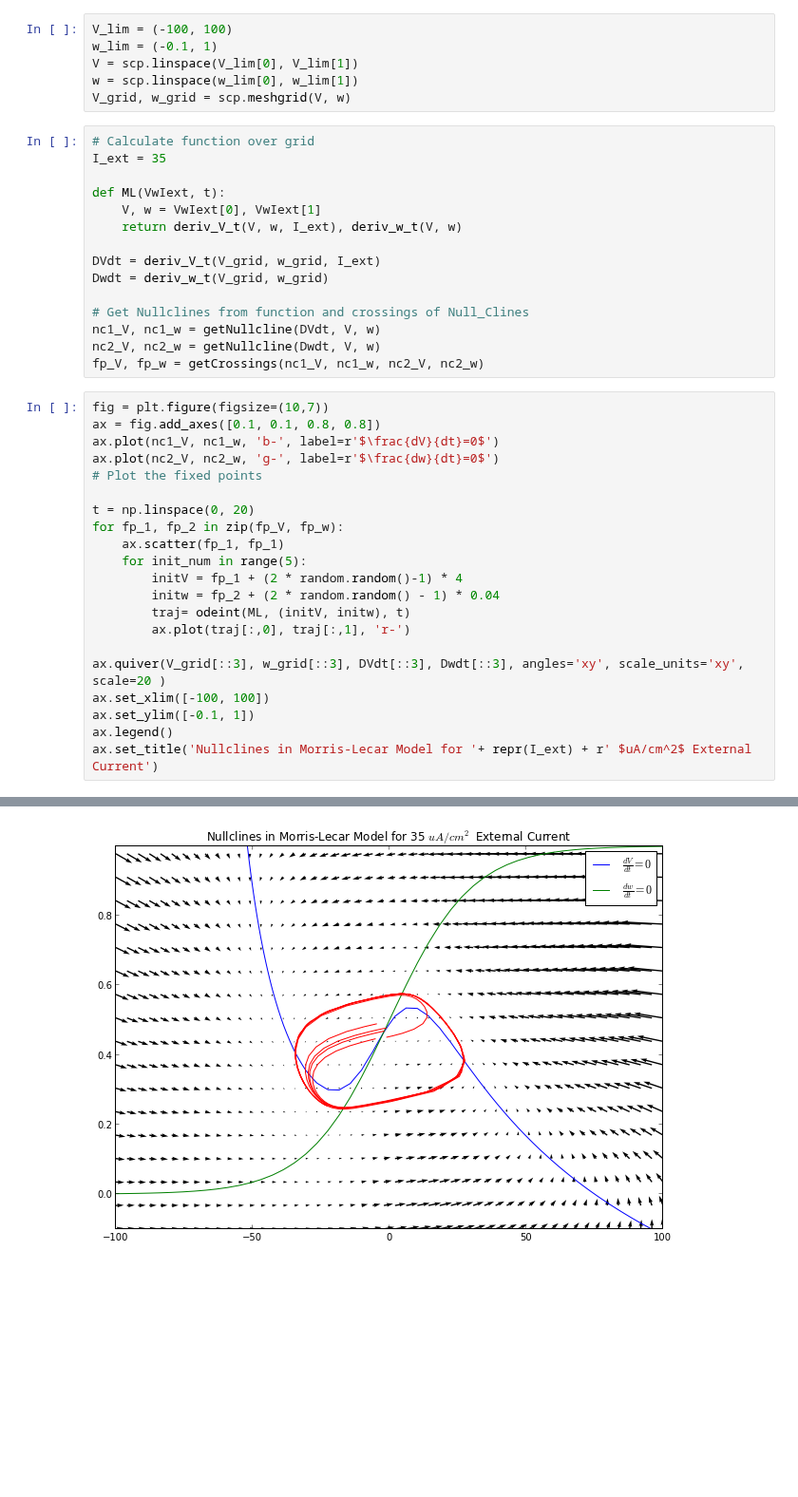
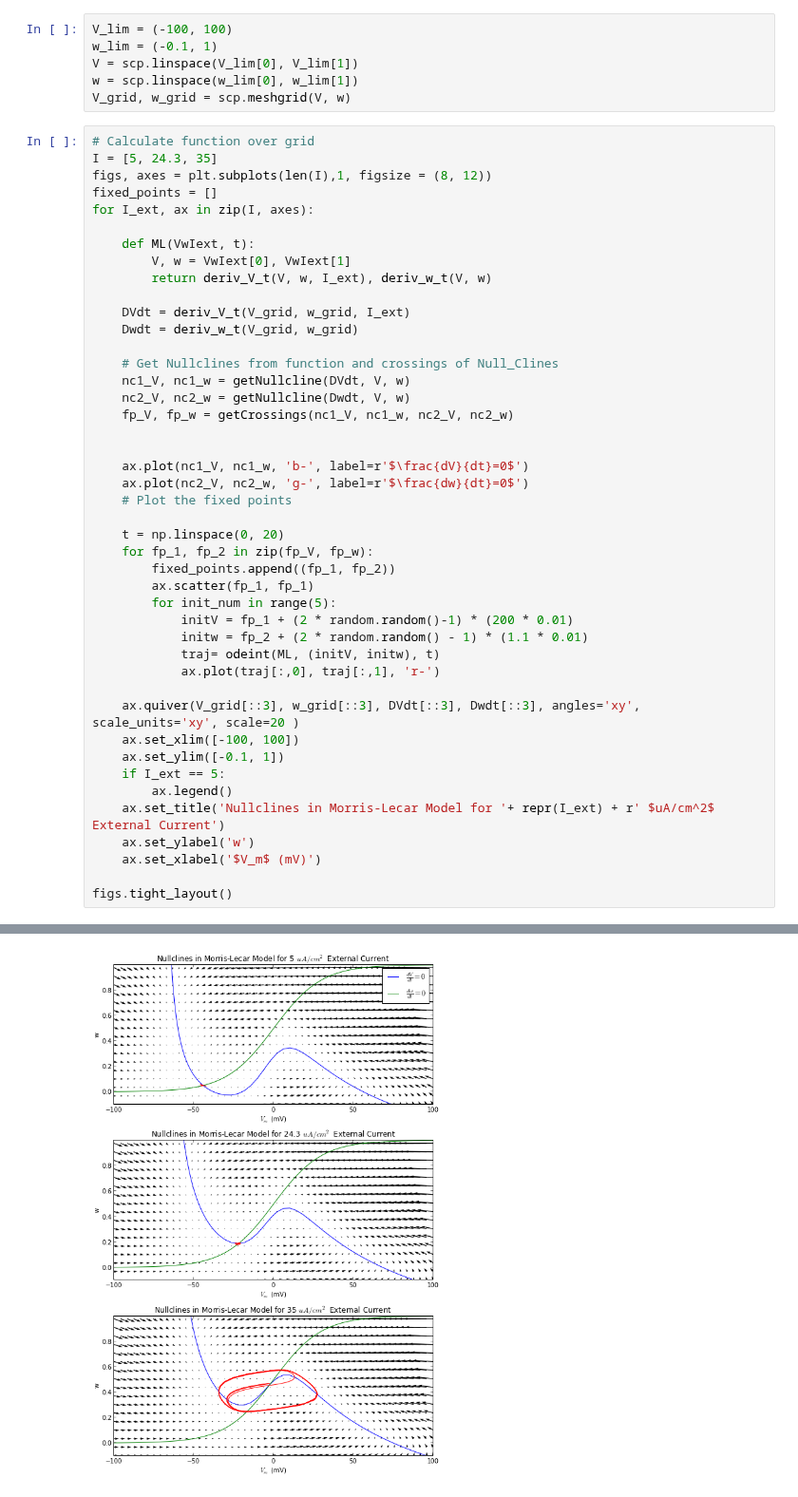
Before and after one commit to forrestsheldon/neurodynamics, a Jupyter notebook: week_3_Dynamical_systems.ipynb, the cells around one changed output, grey strips where cells are left out. Shown at 95% size. Saved outputs shown, nothing was run; the diff lists cells and outputs as text; blank space fills up the shorter version.

```diff
--- a/week_3_Dynamical_systems.ipynb
+++ b/week_3_Dynamical_systems.ipynb
@@ -68,40 +55,48 @@ w_lim = (-0.1, 1)
 V = scp.linspace(V_lim[0], V_lim[1])
 w = scp.linspace(w_lim[0], w_lim[1])
 V_grid, w_grid = scp.meshgrid(V, w)
-# %%
-# Calculate function over grid
-I_ext = 35
-
-def ML(VwIext, t):
-    V, w = VwIext[0], VwIext[1]
-    return deriv_V_t(V, w, I_ext), deriv_w_t(V, w)
-
-DVdt = deriv_V_t(V_grid, w_grid, I_ext)
-Dwdt = deriv_w_t(V_grid, w_grid)
-
-# Get Nullclines from function and crossings of Null_Clines
-nc1_V, nc1_w = getNullcline(DVdt, V, w)
-nc2_V, nc2_w = getNullcline(Dwdt, V, w)
-fp_V, fp_w = getCrossings(nc1_V, nc1_w, nc2_V, nc2_w)
 # %%
-fig = plt.figure(figsize=(10,7))
-ax = fig.add_axes([0.1, 0.1, 0.8, 0.8])
-ax.plot(nc1_V, nc1_w, 'b-', label=r'$\frac{dV}{dt}=0$')
-ax.plot(nc2_V, nc2_w, 'g-', label=r'$\frac{dw}{dt}=0$')
-# Plot the fixed points
+# Calculate function over grid
+I = [5, 24.3, 35]
+figs, axes = plt.subplots(len(I),1, figsize = (8, 12))
+fixed_points = []
+for I_ext, ax in zip(I, axes):
 
-t = np.linspace(0, 20)
-for fp_1, fp_2 in zip(fp_V, fp_w):
-    ax.scatter(fp_1, fp_1)
-    for init_num in range(5):
-        initV = fp_1 + (2 * random.random()-1) * 4
-        initw = fp_2 + (2 * random.random() - 1) * 0.04
-        traj= odeint(ML, (initV, initw), t)
-        ax.plot(traj[:,0], traj[:,1], 'r-')
+    def ML(VwIext, t):
+        V, w = VwIext[0], VwIext[1]
+        return deriv_V_t(V, w, I_ext), deriv_w_t(V, w)
 
-ax.quiver(V_grid[::3], w_grid[::3], DVdt[::3], Dwdt[::3], angles='xy', scale_units='xy', scale=20 )
-ax.set_xlim([-100, 100])
-ax.set_ylim([-0.1, 1])
-ax.legend()
-ax.set_title('Nullclines in Morris-Lecar Model for '+ repr(I_ext) + r' $uA/cm^2$ External Current')
+    DVdt = deriv_V_t(V_grid, w_grid, I_ext)
+    Dwdt = deriv_w_t(V_grid, w_grid)
+
+    # Get Nullclines from function and crossings of Null_Clines
+    nc1_V, nc1_w = getNullcline(DVdt, V, w)
+    nc2_V, nc2_w = getNullcline(Dwdt, V, w)
+    fp_V, fp_w = getCrossings(nc1_V, nc1_w, nc2_V, nc2_w)
+
+
+    ax.plot(nc1_V, nc1_w, 'b-', label=r'$\frac{dV}{dt}=0$')
+    ax.plot(nc2_V, nc2_w, 'g-', label=r'$\frac{dw}{dt}=0$')
+    # Plot the fixed points
+
+    t = np.linspace(0, 20)
+    for fp_1, fp_2 in zip(fp_V, fp_w):
+        fixed_points.append((fp_1, fp_2))
+        ax.scatter(fp_1, fp_1)
+        for init_num in range(5):
+            initV = fp_1 + (2 * random.random()-1) * (200 * 0.01)
+            initw = fp_2 + (2 * random.random() - 1) * (1.1 * 0.01)
+            traj= odeint(ML, (initV, initw), t)
+            ax.plot(traj[:,0], traj[:,1], 'r-')
+
+    ax.quiver(V_grid[::3], w_grid[::3], DVdt[::3], Dwdt[::3], angles='xy', scale_units='xy', scale=20 )
+    ax.set_xlim([-100, 100])
+    ax.set_ylim([-0.1, 1])
+    if I_ext == 5:
+        ax.legend()
+    ax.set_title('Nullclines in Morris-Lecar Model for '+ repr(I_ext) + r' $uA/cm^2$ External Current')
+    ax.set_ylabel('w')
+    ax.set_xlabel('$V_m$ (mV)')
+
+figs.tight_layout()
 # %% [output]
@@ -109 +103 @@ ax.set_title('Nullclines in Morris-Lecar Model for '+ repr(I_ext) + r' $uA/cm^2$
-[figure, old version]
+[figure, new version]
```
Also changed, not shown: parts of 20 cells of this notebook, 1 other file.
